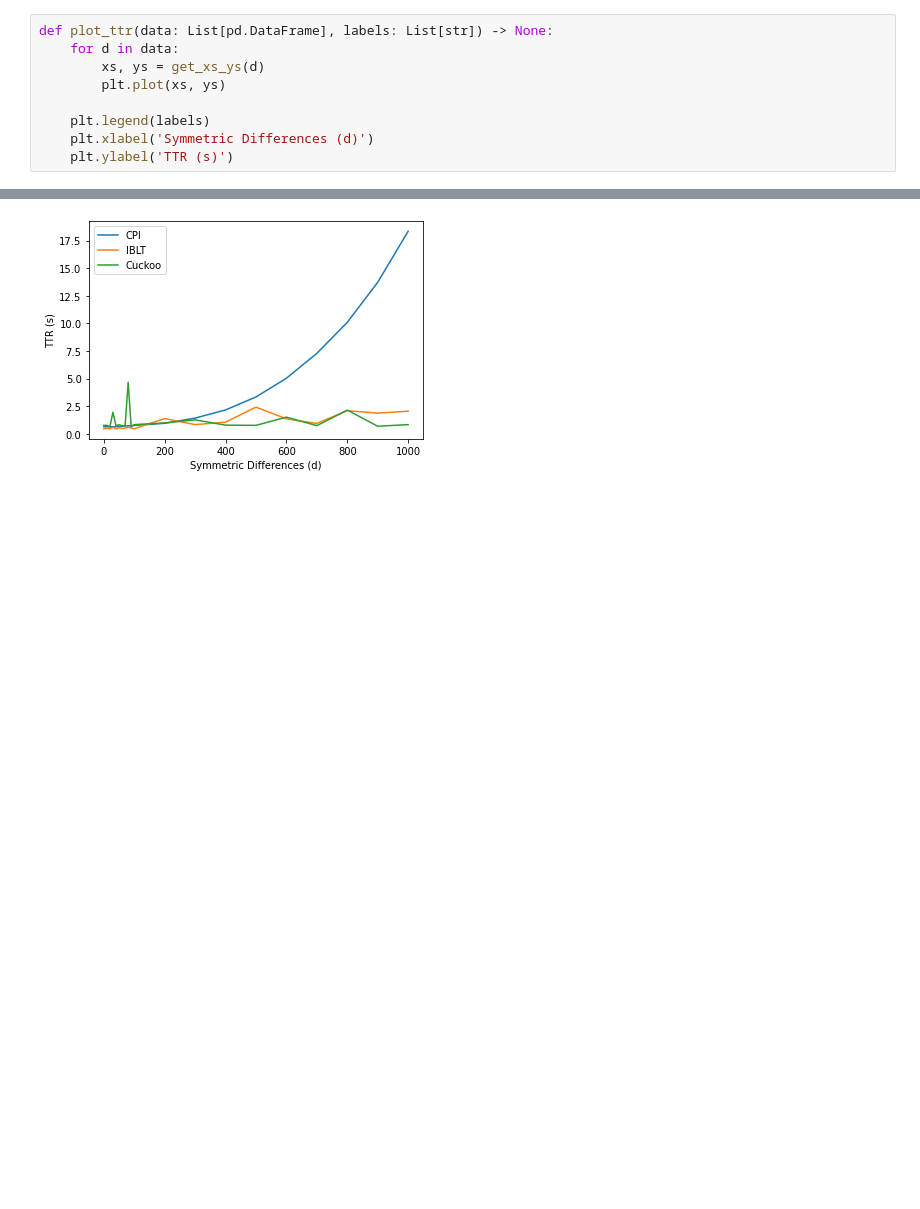
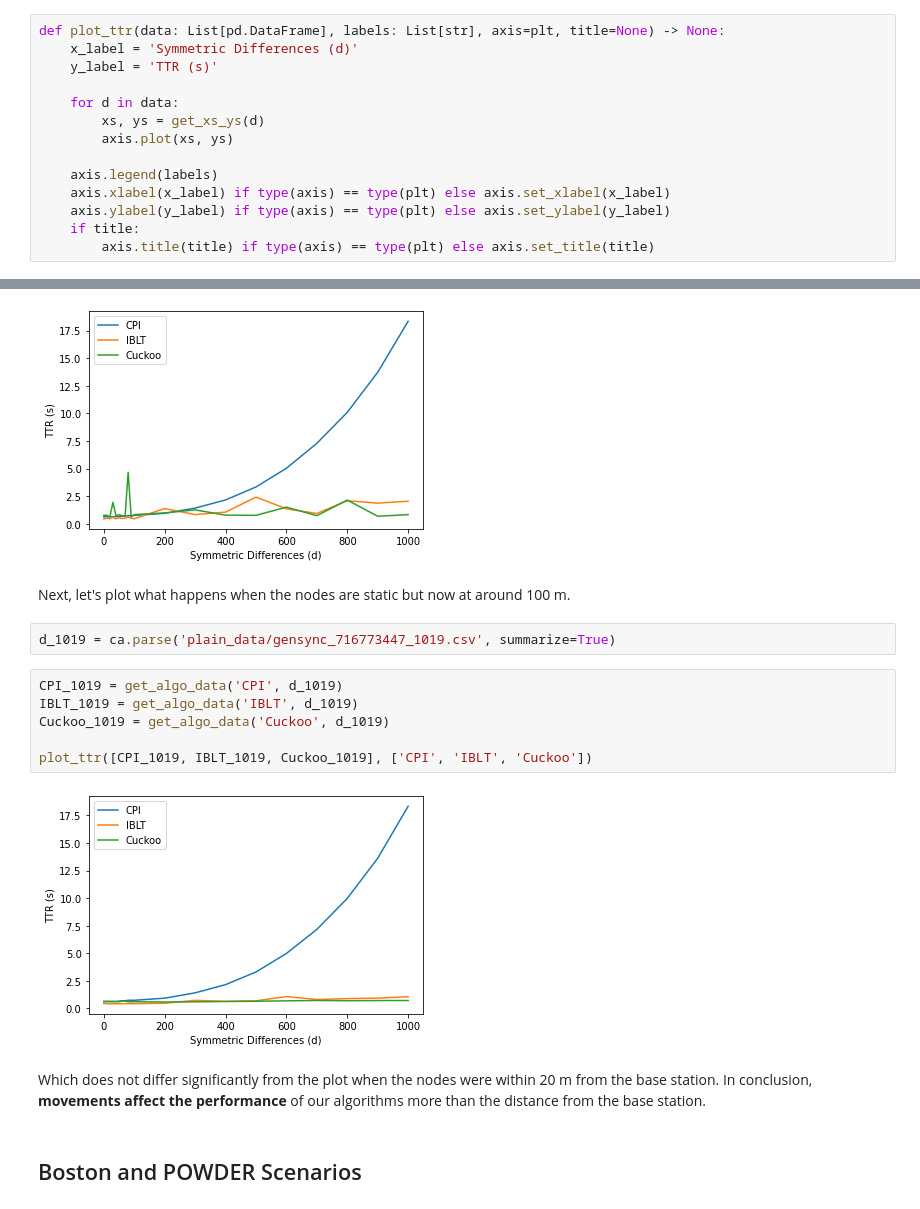
Before and after one commit to nislab/gensync, a Jupyter notebook: run/analysis.ipynb, the cells around one changed output, grey strips where cells are left out. Cells and saved outputs as stored; diff of their text form; blank space fills up the shorter version.

Commit message:
Some new data and plots

```diff
--- a/run/analysis.ipynb
+++ b/run/analysis.ipynb
@@ -393,14 +405,19 @@ def get_xs_ys(data: pd.DataFrame):
     ttrs = [stat.xs(d)['mean'] for d in diffs]
     return diffs, ttrs
 # %%
-def plot_ttr(data: List[pd.DataFrame], labels: List[str]) -> None:
+def plot_ttr(data: List[pd.DataFrame], labels: List[str], axis=plt, title=None) -> None:
+    x_label = 'Symmetric Differences (d)'
+    y_label = 'TTR (s)'
+
     for d in data:
         xs, ys = get_xs_ys(d)
-        plt.plot(xs, ys)
+        axis.plot(xs, ys)
 
-    plt.legend(labels)
-    plt.xlabel('Symmetric Differences (d)')
-    plt.ylabel('TTR (s)')
+    axis.legend(labels)
+    axis.xlabel(x_label) if type(axis) == type(plt) else axis.set_xlabel(x_label)
+    axis.ylabel(y_label) if type(axis) == type(plt) else axis.set_ylabel(y_label)
+    if title:
+        axis.title(title) if type(axis) == type(plt) else axis.set_title(title)
 # %%
 plot_ttr([CPI_1017, IBLT_1017, Cuckoo_1017], ['CPI', 'IBLT', 'Cuckoo'])
 # %% [output]
@@ -409,3 +428,20 @@ plot_ttr([CPI_1017, IBLT_1017, Cuckoo_1017], ['CPI', 'IBLT', 'Cuckoo'])
 plot_ttr([CPI_1018, IBLT_1018, Cuckoo_1018], ['CPI', 'IBLT', 'Cuckoo'])
 # %% [output]
 [figure]
+# %% [markdown]
+Next, let's plot what happens when the nodes are static but now at around 100 m.
+# %%
+d_1019 = ca.parse('plain_data/gensync_716773447_1019.csv', summarize=True)
+# %%
+CPI_1019 = get_algo_data('CPI', d_1019)
+IBLT_1019 = get_algo_data('IBLT', d_1019)
+Cuckoo_1019 = get_algo_data('Cuckoo', d_1019)
+
+plot_ttr([CPI_1019, IBLT_1019, Cuckoo_1019], ['CPI', 'IBLT', 'Cuckoo'])
+# %% [output]
+[figure, added]
+# %% [markdown]
+Which does not differ significantly from the plot when the nodes were within 20 m from the base station. In conclusion, **movements affect the performance** of our algorithms more than the distance from the base station.
+# %% [markdown]
+<a name="#results_boston_and_powder"></a>
+## Boston and POWDER Scenarios
```
Also changed, not shown: parts of 13 cells of this notebook, 7 other files.
